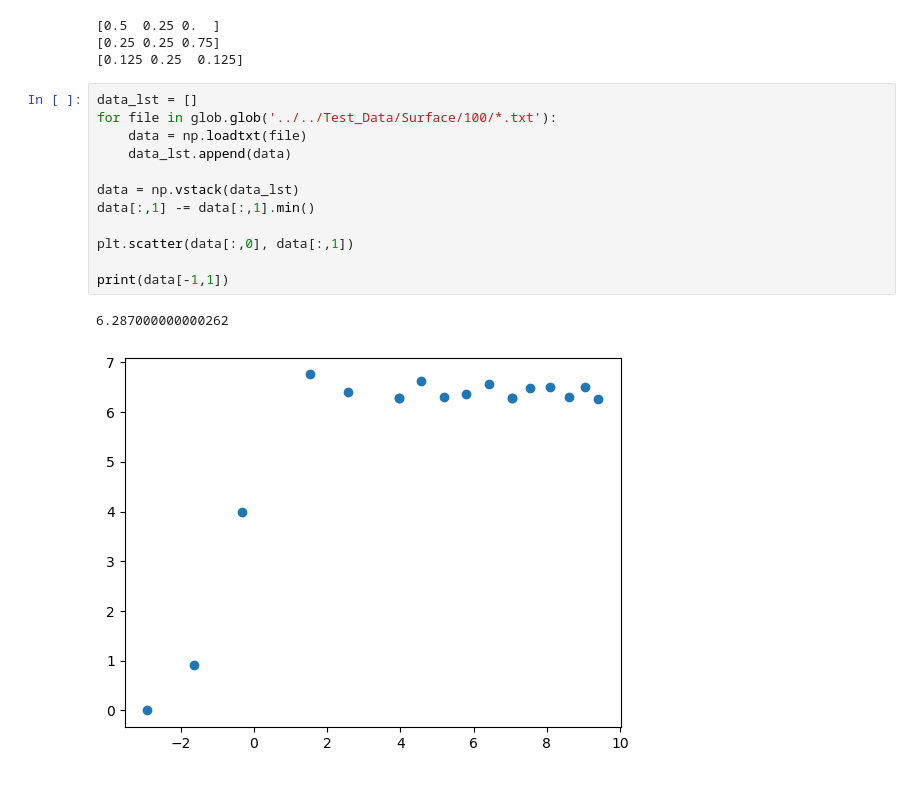
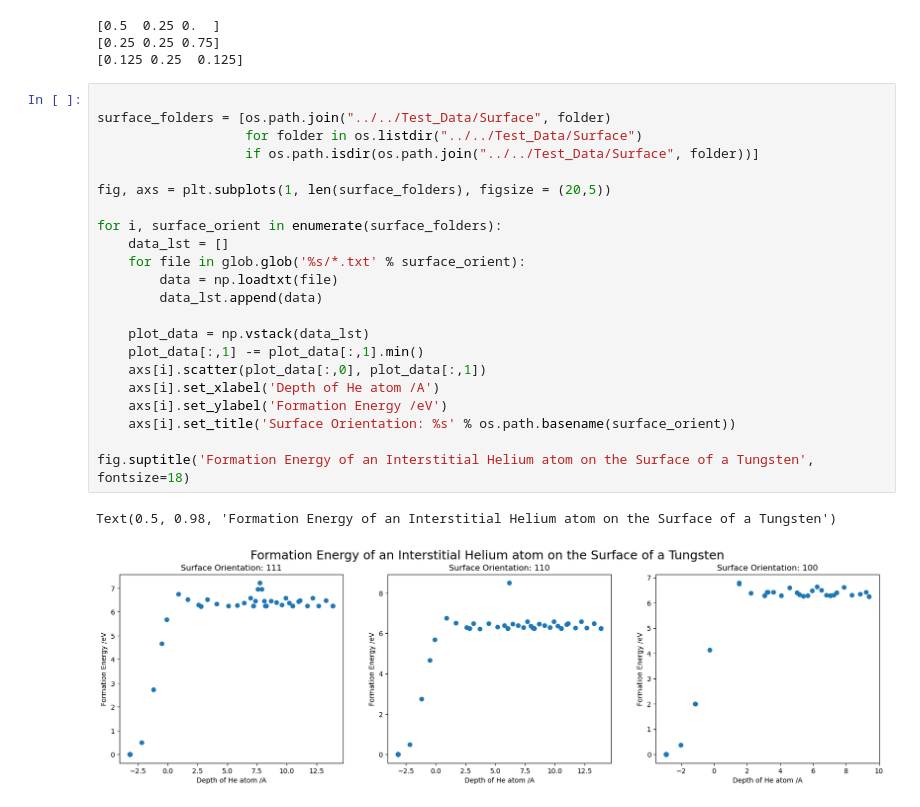
Before and after one commit to Samanyu-T/Fit_EAM, a Jupyter notebook: Jupyter Notebooks/Orientation.ipynb, the cells around one changed output. Cells and saved outputs as stored; diff of their text form.

```diff
--- a/Jupyter Notebooks/Orientation.ipynb
+++ b/Jupyter Notebooks/Orientation.ipynb
@@ -60,18 +80,28 @@ test(orientx, orienty, orientz)
 [0.5  0.25 0.  ]
 [0.25 0.25 0.75]
 [0.125 0.25  0.125]
-# %%
-data_lst = []
-for file in glob.glob('../../Test_Data/Surface/100/*.txt'):
-    data = np.loadtxt(file)
-    data_lst.append(data)
-
-data = np.vstack(data_lst)
-data[:,1] -= data[:,1].min()
-
-plt.scatter(data[:,0], data[:,1])
-
-print(data[-1,1])
-# %% [output]
-6.287000000000262
-[figure, removed]
+# %%
+
+surface_folders = [os.path.join("../../Test_Data/Surface", folder)
+                   for folder in os.listdir("../../Test_Data/Surface")
+                   if os.path.isdir(os.path.join("../../Test_Data/Surface", folder))]
+
+fig, axs = plt.subplots(1, len(surface_folders), figsize = (20,5))
+
+for i, surface_orient in enumerate(surface_folders):
+    data_lst = []
+    for file in glob.glob('%s/*.txt' % surface_orient):
+        data = np.loadtxt(file)
+        data_lst.append(data)
+
+    plot_data = np.vstack(data_lst)
+    plot_data[:,1] -= plot_data[:,1].min()
+    axs[i].scatter(plot_data[:,0], plot_data[:,1])
+    axs[i].set_xlabel('Depth of He atom /A')
+    axs[i].set_ylabel('Formation Energy /eV')
+    axs[i].set_title('Surface Orientation: %s' % os.path.basename(surface_orient))
+
+fig.suptitle('Formation Energy of an Interstitial Helium atom on the Surface of a Tungsten', fontsize=18)
+# %% [output]
+Text(0.5, 0.98, 'Formation Energy of an Interstitial Helium atom on the Surface of a Tungsten')
+[figure, added]
```
Also changed, not shown: parts of 2 cells of this notebook, 12 other files.
